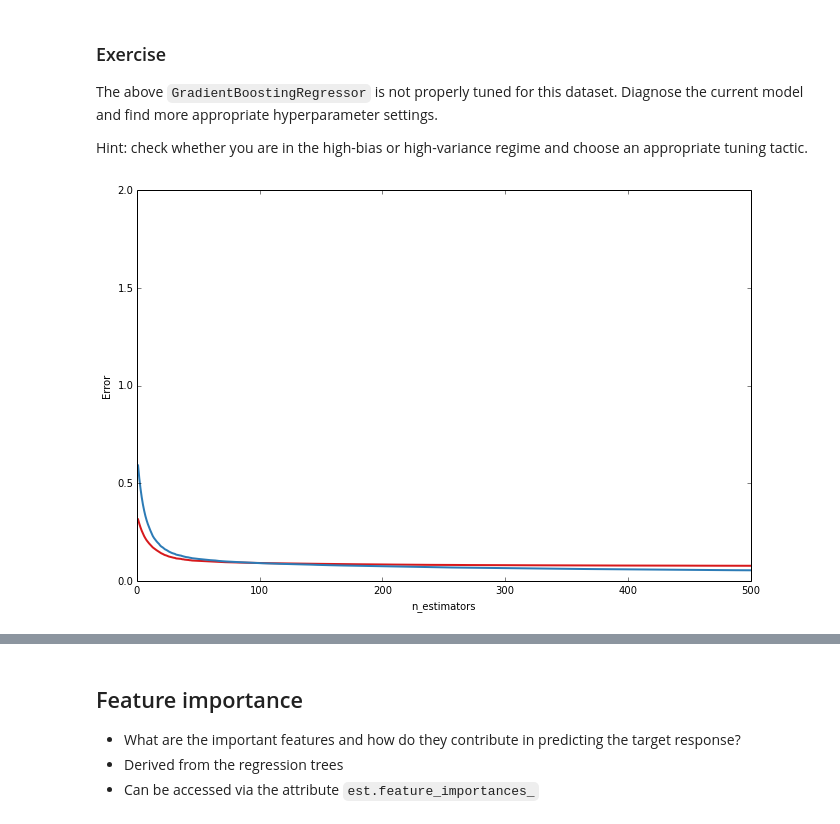
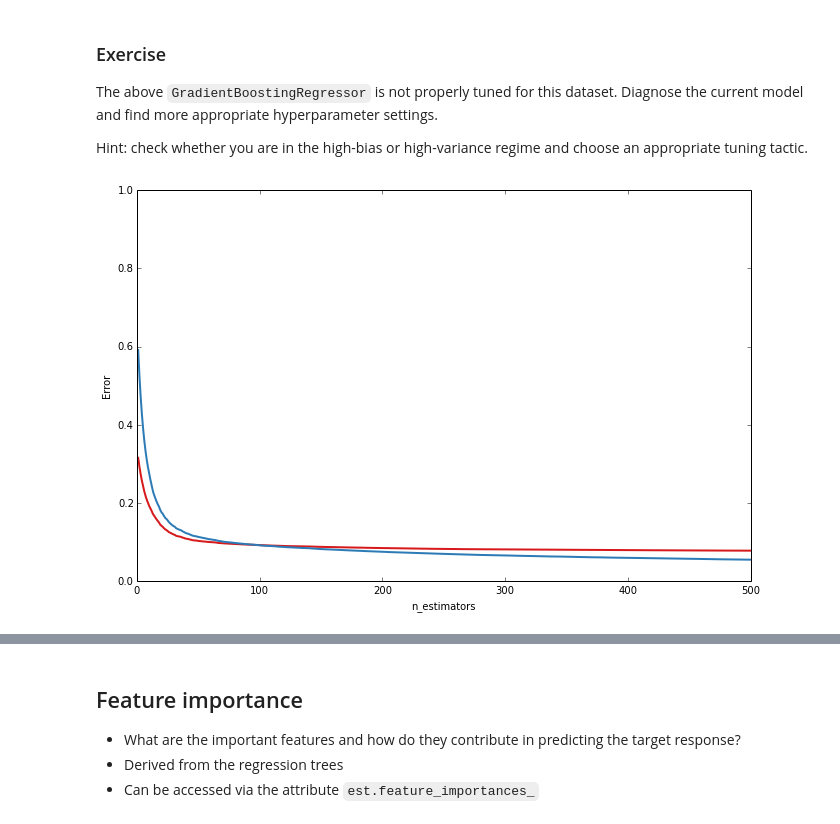
Before and after one commit to pprett/pydata-gbrt-tutorial, a Jupyter notebook: gbrt-tutorial.ipynb, the cells around one changed output, grey strips where cells are left out. Drawn from its saved outputs; the diff is of its cells as text; code cells hidden in the pictures.

```diff
--- a/gbrt-tutorial.ipynb
+++ b/gbrt-tutorial.ipynb
@@ -519,8 +519,8 @@ The above ``GradientBoostingRegressor`` is not properly tuned for this dataset.
 Hint: check whether you are in the high-bias or high-variance regime and choose an appropriate tuning tactic.
 # %%
 # diagnose the model
-test_dev, ax = deviance_plot(est, X_test, y_test, ylim=(0, 2.0))
+test_dev, ax = deviance_plot(est, X_test, y_test, ylim=(0, 1.0))
 # %% [output]
-[figure, old version]
+[figure, new version]
 # %%
 ## modify the hyperparameters
```
Also changed, not shown: parts of 3 cells of this notebook.
